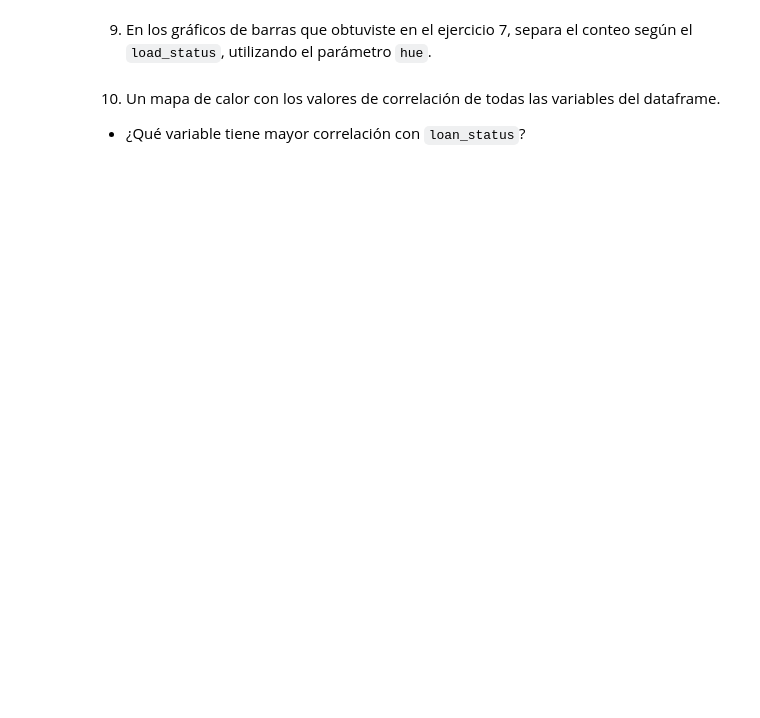
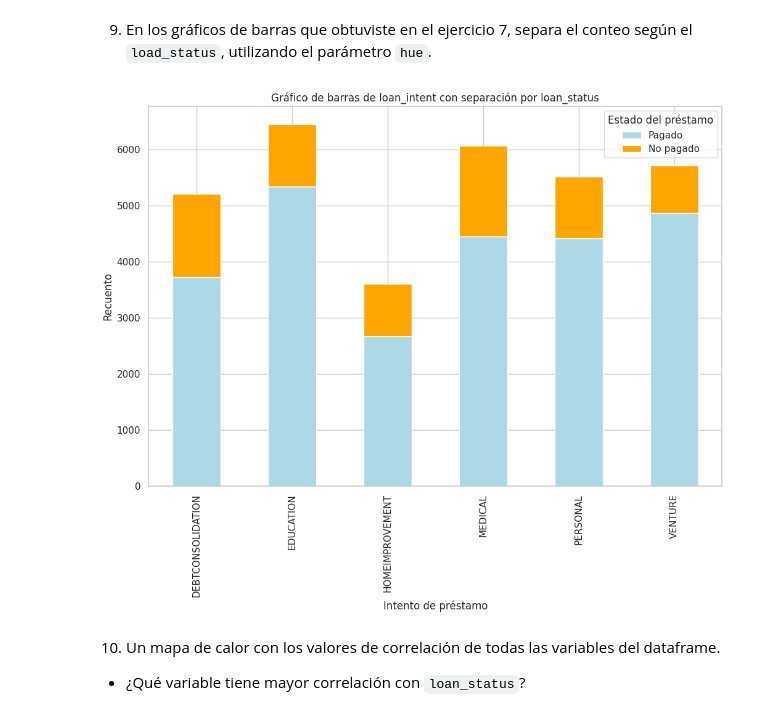
Before and after one commit to A01795331/estefania, a Jupyter notebook: Actividad4EDA.ipynb, the cells around one changed output. Cells and saved outputs as stored; diff of their text form; code cells hidden in the pictures; blank space fills up the shorter version.

```diff
--- a/Actividad4EDA.ipynb
+++ b/Actividad4EDA.ipynb
@@ -102,5 +301,19 @@ La variable `loan_status` será la variable de salida (o a predecir en un modelo
 # %% [markdown]
  9. En los gráficos de barras que obtuviste en el ejercicio 7, separa el conteo según el `load_status`, utilizando el parámetro `hue`.
+# %%
+import matplotlib.pyplot as plt
+conteo_por_estado = df.groupby(['loan_intent', 'loan_status']).size().unstack()
+
+# Gráfico  loan_intent vs separación por loan_status
+conteo_por_estado.plot(kind='bar', stacked=True, color=['lightblue', 'orange'], figsize=(12, 8))
+
+plt.title('Gráfico de barras de loan_intent con separación por loan_status')
+plt.xlabel('Intento de préstamo')
+plt.ylabel('Recuento')
+plt.legend(title='Estado del préstamo', labels=['Pagado', 'No pagado'])
+plt.show()
+# %% [output]
+[figure, added]
 # %% [markdown]
 10. Un mapa de calor con los valores de correlación de todas las variables del dataframe.
 *   ¿Qué variable tiene mayor correlación con `loan_status`?
```
Also changed, not shown: parts of 8 cells of this notebook.
